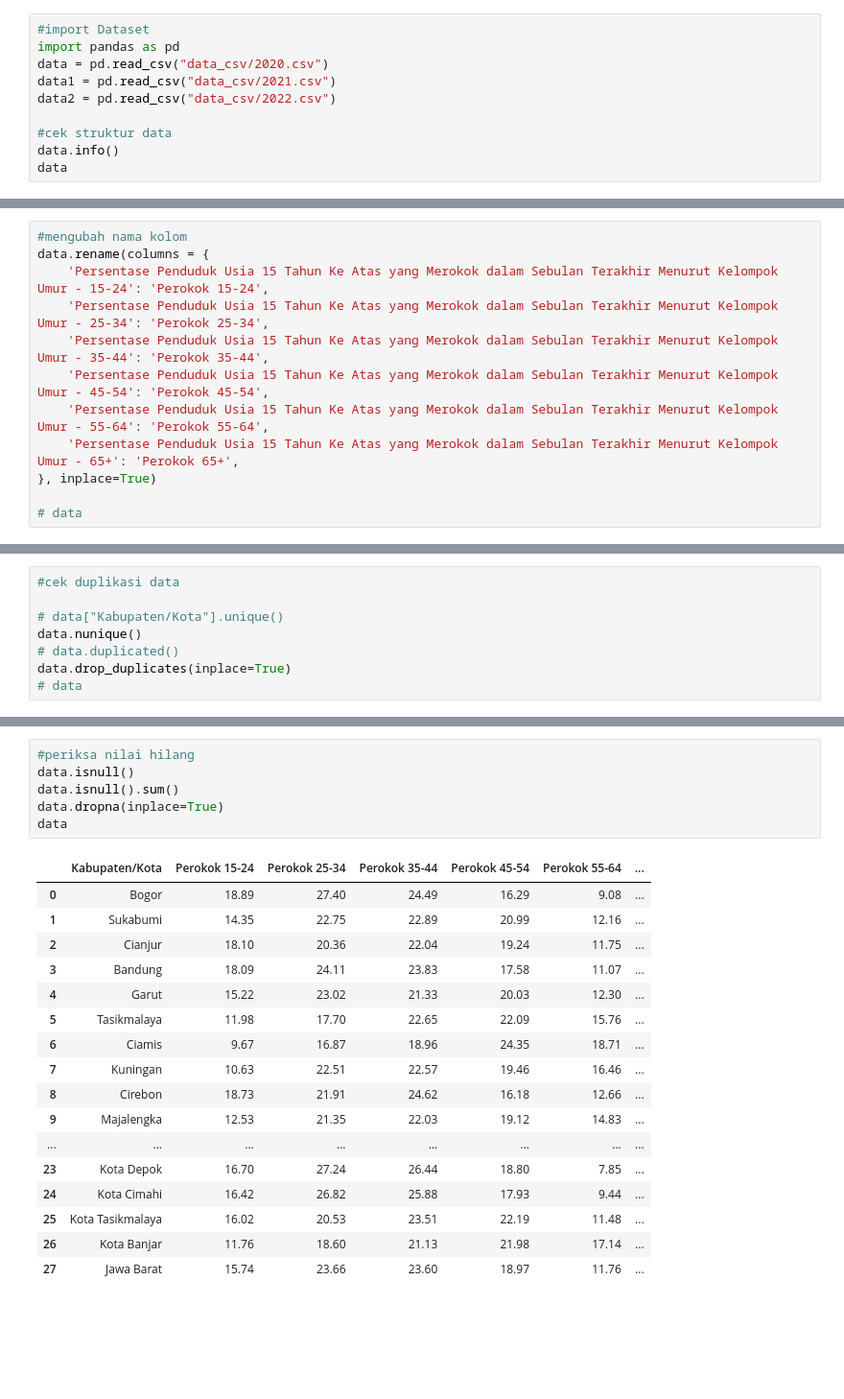
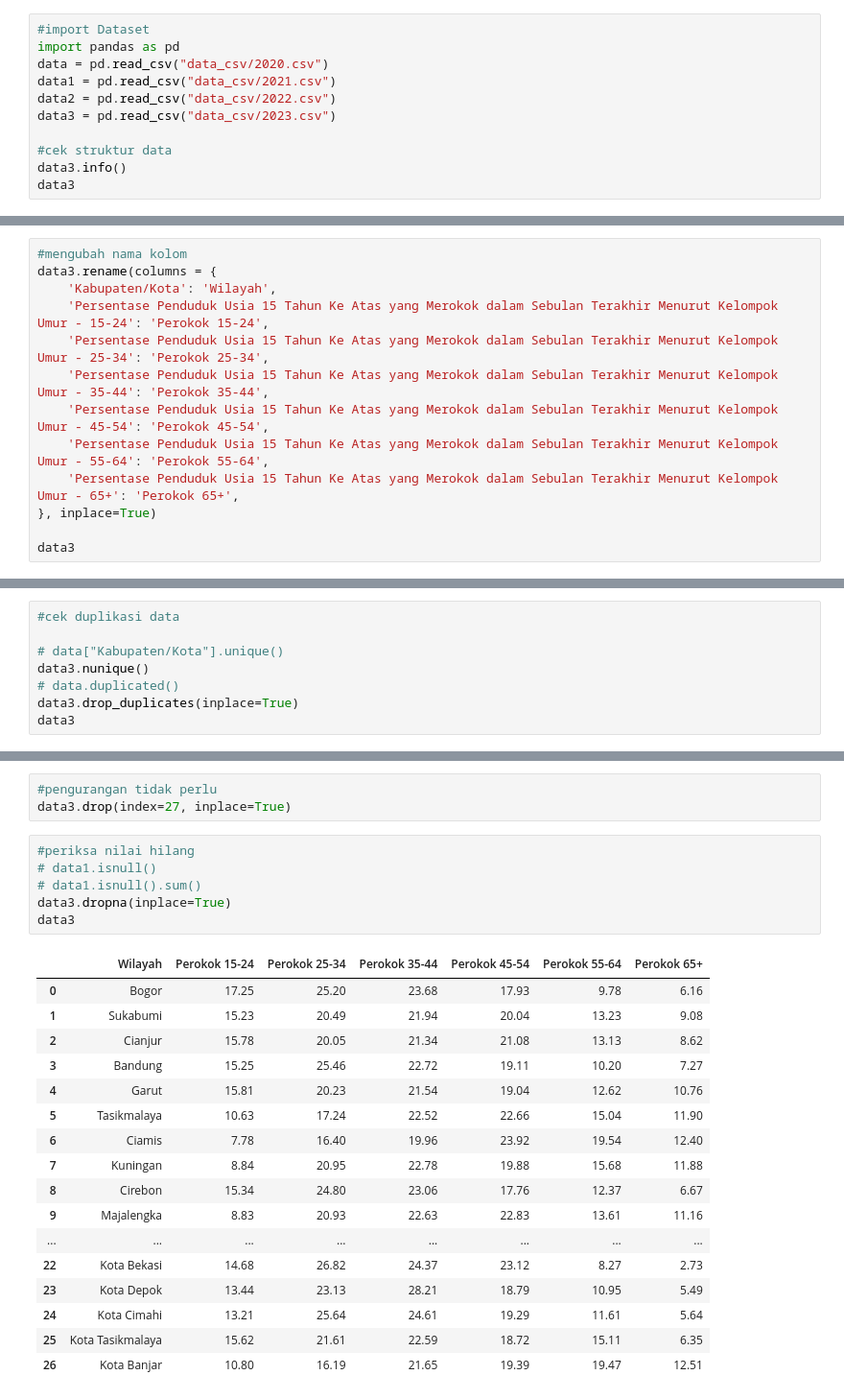
Before and after one commit to FlameMeta/DataScience_Python, a Jupyter notebook: data_cleaning.ipynb, the cells around one changed output, grey strips where cells are left out. Shown: that part at 96% size. Cells and saved outputs as stored; diff of their text form; blank space fills up the shorter version.

```diff
--- a/data_cleaning.ipynb
+++ b/data_cleaning.ipynb
@@ -4,9 +4,10 @@ import pandas as pd
 data = pd.read_csv("data_csv/2020.csv")
 data1 = pd.read_csv("data_csv/2021.csv")
 data2 = pd.read_csv("data_csv/2022.csv")
+data3 = pd.read_csv("data_csv/2023.csv")
 
 #cek struktur data
-data.info()
-data
+data3.info()
+data3
 # %% [output]
 <class 'pandas.core.frame.DataFrame'>
@@ -43,6 +44,7 @@ memory usage: 1.8+ KB
 # %%
 #mengubah nama kolom
-data.rename(columns = {
+data3.rename(columns = {
+    'Kabupaten/Kota': 'Wilayah',
     'Persentase Penduduk Usia 15 Tahun Ke Atas yang Merokok dalam Sebulan Terakhir Menurut Kelompok Umur - 15-24': 'Perokok 15-24',
     'Persentase Penduduk Usia 15 Tahun Ke Atas yang Merokok dalam Sebulan Terakhir Menurut Kelompok Umur - 25-34': 'Perokok 25-34',
     'Persentase Penduduk Usia 15 Tahun Ke Atas yang Merokok dalam Sebulan Terakhir Menurut Kelompok Umur - 35-44': 'Perokok 35-44',
@@ -51,4 +53,4 @@ data.rename(columns = {
     'Persentase Penduduk Usia 15 Tahun Ke Atas yang Merokok dalam Sebulan Terakhir Menurut Kelompok Umur - 65+': 'Perokok 65+',
 }, inplace=True)
 
-# data
+data3
@@ -56,7 +76,7 @@ data.rename(columns = {
 #cek duplikasi data
 
 # data["Kabupaten/Kota"].unique()
-data.nunique()
+data3.nunique()
 # data.duplicated()
-data.drop_duplicates(inplace=True)
-# data
+data3.drop_duplicates(inplace=True)
+data3
@@ -63,27 +101,30 @@ data.drop_duplicates(inplace=True)
+# %%
+#pengurangan tidak perlu
+data3.drop(index=27, inplace=True)
 # %%
 #periksa nilai hilang
-data.isnull()
-data.isnull().sum()
-data.dropna(inplace=True)
-data
+# data1.isnull()
+# data1.isnull().sum()
+data3.dropna(inplace=True)
+data3
 # %% [output]
-|  | Kabupaten/Kota | Perokok 15-24 | Perokok 25-34 | Perokok 35-44 | Perokok 45-54 | Perokok 55-64 | ... |
-| 0 | Bogor | 18.89 | 27.40 | 24.49 | 16.29 | 9.08 | ... |
-| 1 | Sukabumi | 14.35 | 22.75 | 22.89 | 20.99 | 12.16 | ... |
-| 2 | Cianjur | 18.10 | 20.36 | 22.04 | 19.24 | 11.75 | ... |
-| 3 | Bandung | 18.09 | 24.11 | 23.83 | 17.58 | 11.07 | ... |
-| 4 | Garut | 15.22 | 23.02 | 21.33 | 20.03 | 12.30 | ... |
-| 5 | Tasikmalaya | 11.98 | 17.70 | 22.65 | 22.09 | 15.76 | ... |
-| 6 | Ciamis | 9.67 | 16.87 | 18.96 | 24.35 | 18.71 | ... |
-| 7 | Kuningan | 10.63 | 22.51 | 22.57 | 19.46 | 16.46 | ... |
-| 8 | Cirebon | 18.73 | 21.91 | 24.62 | 16.18 | 12.66 | ... |
-| 9 | Majalengka | 12.53 | 21.35 | 22.03 | 19.12 | 14.83 | ... |
+|  | Wilayah | Perokok 15-24 | Perokok 25-34 | Perokok 35-44 | Perokok 45-54 | Perokok 55-64 | Perokok 65+ |
+| 0 | Bogor | 17.25 | 25.20 | 23.68 | 17.93 | 9.78 | 6.16 |
+| 1 | Sukabumi | 15.23 | 20.49 | 21.94 | 20.04 | 13.23 | 9.08 |
+| 2 | Cianjur | 15.78 | 20.05 | 21.34 | 21.08 | 13.13 | 8.62 |
+| 3 | Bandung | 15.25 | 25.46 | 22.72 | 19.11 | 10.20 | 7.27 |
+| 4 | Garut | 15.81 | 20.23 | 21.54 | 19.04 | 12.62 | 10.76 |
+| 5 | Tasikmalaya | 10.63 | 17.24 | 22.52 | 22.66 | 15.04 | 11.90 |
+| 6 | Ciamis | 7.78 | 16.40 | 19.96 | 23.92 | 19.54 | 12.40 |
+| 7 | Kuningan | 8.84 | 20.95 | 22.78 | 19.88 | 15.68 | 11.88 |
+| 8 | Cirebon | 15.34 | 24.80 | 23.06 | 17.76 | 12.37 | 6.67 |
+| 9 | Majalengka | 8.83 | 20.93 | 22.63 | 22.83 | 13.61 | 11.16 |
 | ... | ... | ... | ... | ... | ... | ... | ... |
-| 23 | Kota Depok | 16.70 | 27.24 | 26.44 | 18.80 | 7.85 | ... |
-| 24 | Kota Cimahi | 16.42 | 26.82 | 25.88 | 17.93 | 9.44 | ... |
-| 25 | Kota Tasikmalaya | 16.02 | 20.53 | 23.51 | 22.19 | 11.48 | ... |
-| 26 | Kota Banjar | 11.76 | 18.60 | 21.13 | 21.98 | 17.14 | ... |
-| 27 | Jawa Barat | 15.74 | 23.66 | 23.60 | 18.97 | 11.76 | ... |
+| 22 | Kota Bekasi | 14.68 | 26.82 | 24.37 | 23.12 | 8.27 | 2.73 |
+| 23 | Kota Depok | 13.44 | 23.13 | 28.21 | 18.79 | 10.95 | 5.49 |
+| 24 | Kota Cimahi | 13.21 | 25.64 | 24.61 | 19.29 | 11.61 | 5.64 |
+| 25 | Kota Tasikmalaya | 15.62 | 21.61 | 22.59 | 18.72 | 15.11 | 6.35 |
+| 26 | Kota Banjar | 10.80 | 16.19 | 21.65 | 19.39 | 19.47 | 12.51 |
 # %%
 #penambahan kolom tahun
 data['tahun'] = 2020
```
Also changed, not shown: parts of 7 cells of this notebook, 6 other files.
